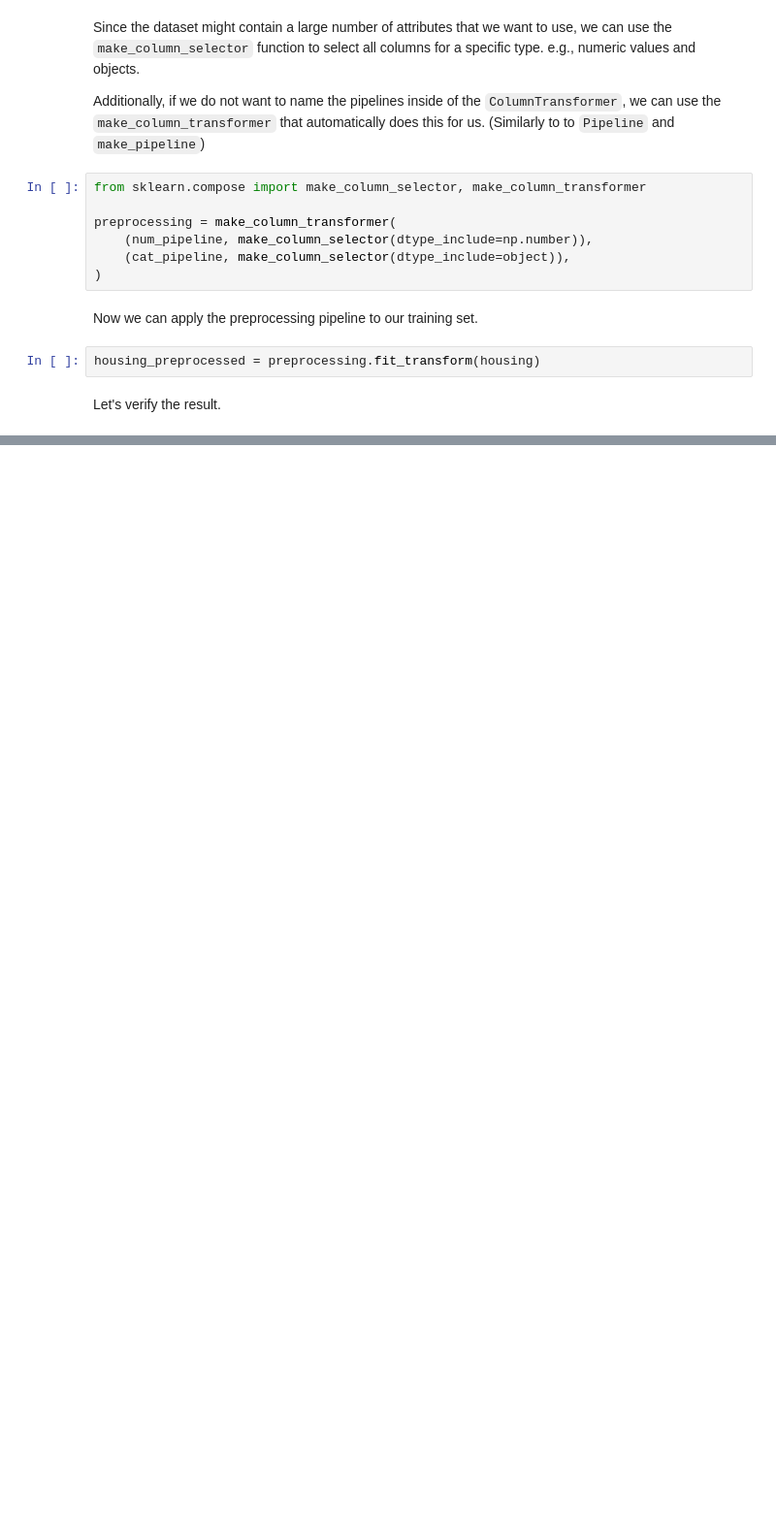
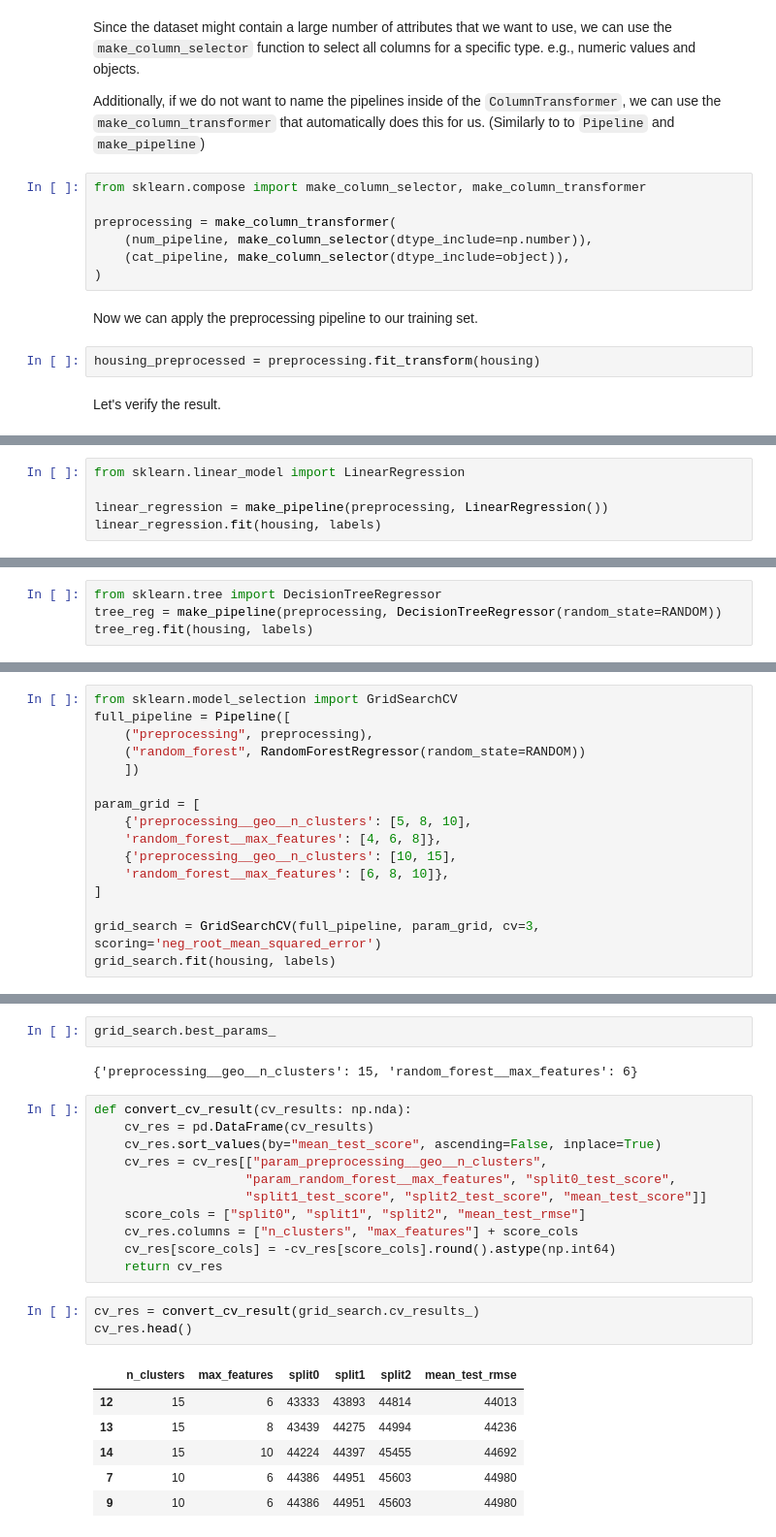
Before and after one commit to JohnnyElaine/handson-mlp, a Jupyter notebook: 02_end_to_end_machine_learning_project.ipynb, the cells around one changed output, grey strips where cells are left out. Shown at 97% size. Drawn from its saved outputs; the diff is of its cells as text; blank space fills up the shorter version.

```diff
--- a/02_end_to_end_machine_learning_project.ipynb
+++ b/02_end_to_end_machine_learning_project.ipynb
@@ -507,0 +657,5 @@ housing_preprocessed_df.loc[null_rows_idx].head()
+# %%
+from sklearn.linear_model import LinearRegression
+
+linear_regression = make_pipeline(preprocessing, LinearRegression())
+linear_regression.fit(housing, labels)
@@ -507,0 +708,4 @@ housing_preprocessed_df.loc[null_rows_idx].head()
+# %%
+from sklearn.tree import DecisionTreeRegressor
+tree_reg = make_pipeline(preprocessing, DecisionTreeRegressor(random_state=RANDOM))
+tree_reg.fit(housing, labels)
@@ -507,0 +779,17 @@ housing_preprocessed_df.loc[null_rows_idx].head()
+# %%
+from sklearn.model_selection import GridSearchCV
+full_pipeline = Pipeline([
+    ("preprocessing", preprocessing),
+    ("random_forest", RandomForestRegressor(random_state=RANDOM))
+    ])
+
+param_grid = [
+    {'preprocessing__geo__n_clusters': [5, 8, 10],
+    'random_forest__max_features': [4, 6, 8]},
+    {'preprocessing__geo__n_clusters': [10, 15],
+    'random_forest__max_features': [6, 8, 10]},
+]
+
+grid_search = GridSearchCV(full_pipeline, param_grid, cv=3,
+scoring='neg_root_mean_squared_error')
+grid_search.fit(housing, labels)
@@ -507,0 +820,25 @@ housing_preprocessed_df.loc[null_rows_idx].head()
+# %%
+grid_search.best_params_
+# %% [output]
+{'preprocessing__geo__n_clusters': 15, 'random_forest__max_features': 6}
+# %%
+def convert_cv_result(cv_results: np.nda):
+    cv_res = pd.DataFrame(cv_results)
+    cv_res.sort_values(by="mean_test_score", ascending=False, inplace=True)
+    cv_res = cv_res[["param_preprocessing__geo__n_clusters",
+                    "param_random_forest__max_features", "split0_test_score",
+                    "split1_test_score", "split2_test_score", "mean_test_score"]]
+    score_cols = ["split0", "split1", "split2", "mean_test_rmse"]
+    cv_res.columns = ["n_clusters", "max_features"] + score_cols
+    cv_res[score_cols] = -cv_res[score_cols].round().astype(np.int64)
+    return cv_res
+# %%
+cv_res = convert_cv_result(grid_search.cv_results_)
+cv_res.head()
+# %% [output]
+|  | n_clusters | max_features | split0 | split1 | split2 | mean_test_rmse |
+| 12 | 15 | 6 | 43333 | 43893 | 44814 | 44013 |
+| 13 | 15 | 8 | 43439 | 44275 | 44994 | 44236 |
+| 14 | 15 | 10 | 44224 | 44397 | 45455 | 44692 |
+| 7 | 10 | 6 | 44386 | 44951 | 45603 | 44980 |
+| 9 | 10 | 6 | 44386 | 44951 | 45603 | 44980 |
```
Also changed, not shown: parts of 54 cells of this notebook, 2 other files.
